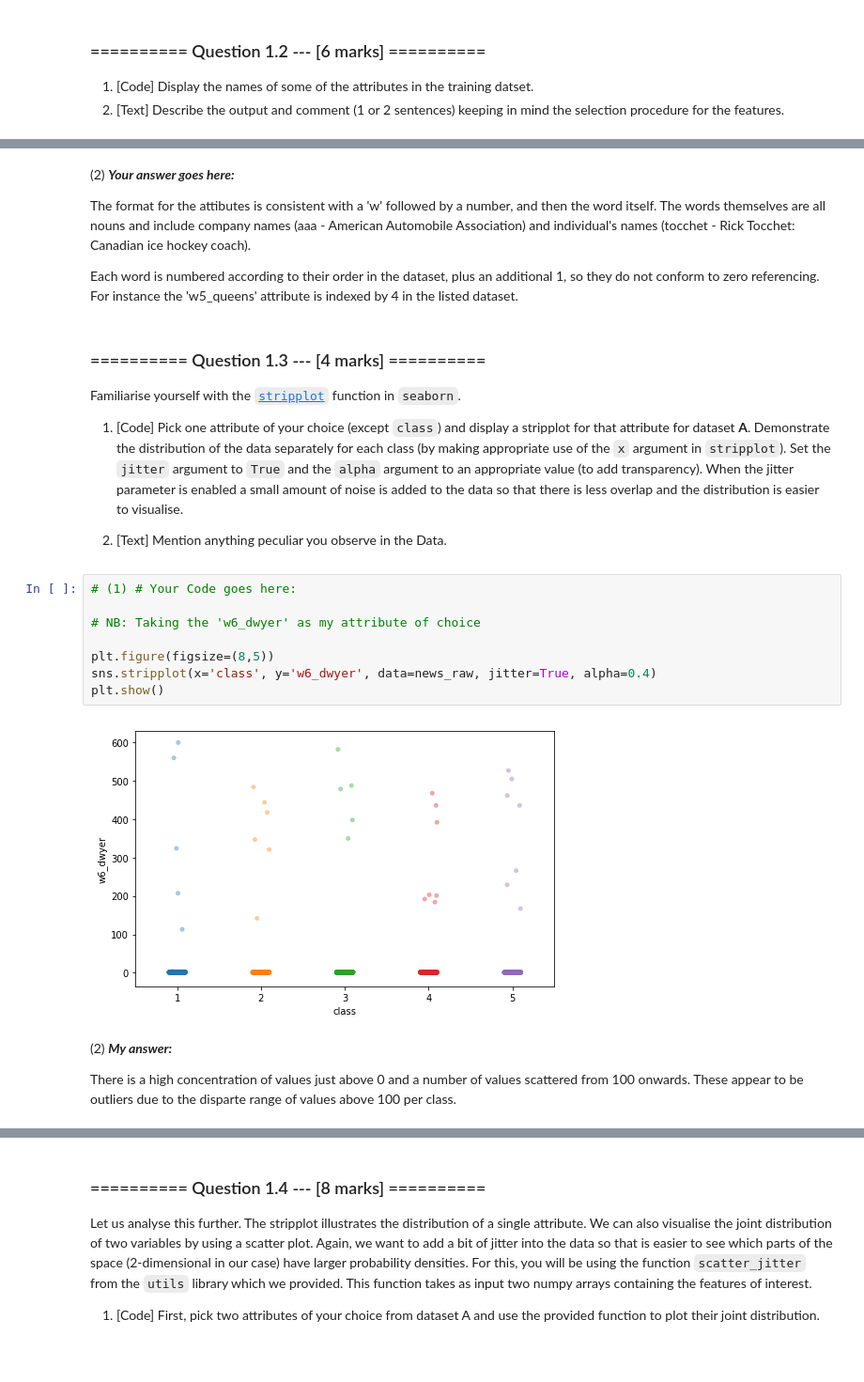
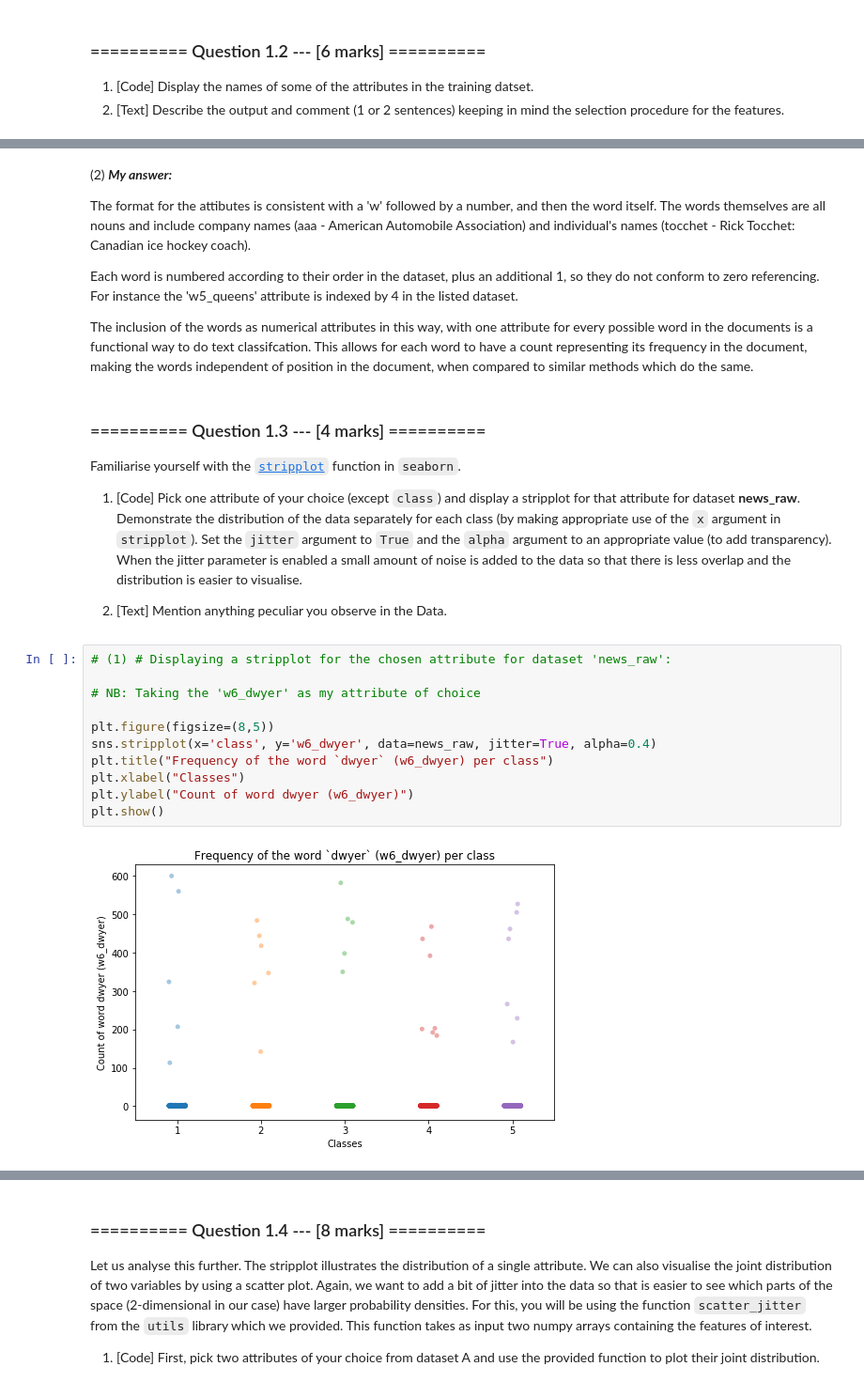
Before and after one commit to ZeroSum24/IAML2018, a Jupyter notebook: Assignments_Work/01_Analysis.ipynb, the cells around one changed output, grey strips where cells are left out. Shown: that part at 94% size. Drawn from its saved outputs; the diff is of its cells as text; blank space fills up the shorter version.

```diff
--- a/Assignments_Work/01_Analysis.ipynb
+++ b/Assignments_Work/01_Analysis.ipynb
@@ -184,29 +189,30 @@ Ten attribute names in the dataset
      'w9_tocchet',
      'w10_home']
 # %% [markdown]
-(2) ***Your answer goes here:***
+(2) ***My answer:***
 
 The format for the attibutes is consistent with a 'w' followed by a number, and then the word itself. The words themselves are all nouns and include company names (aaa - American Automobile Association) and individual's names (tocchet - Rick Tocchet: Canadian ice hockey coach).
 
 Each word is numbered according to their order in the dataset, plus an additional 1, so they do not conform to zero referencing. For instance the 'w5_queens' attribute is indexed by 4 in the listed dataset.
+
+The inclusion of the words as numerical attributes in this way, with one attribute for every possible word in the documents is a functional way to do text classifcation. This allows for each word to have a count representing its frequency in the document, making the words independent of position in the document, when compared to  similar methods which do the same.
 # %% [markdown]
 ### ========== Question 1.3 --- [4 marks] ==========
 Familiarise yourself with the [`stripplot`](https://seaborn.github.io/generated/seaborn.stripplot.html?highlight=stripplot#seaborn.stripplot) function in `seaborn`.
 
-1. [Code] Pick one attribute of your choice (except `class`) and display a stripplot for that attribute for dataset **A**. Demonstrate the distribution of the data separately for each class (by making appropriate use of the `x` argument in `stripplot`). Set the `jitter` argument to `True` and the `alpha` argument to an appropriate value (to add transparency). When the jitter parameter is enabled a small amount of noise is added to the data so that there is less overlap and the distribution is easier to visualise.
+1. [Code] Pick one attribute of your choice (except `class`) and display a stripplot for that attribute for dataset **news_raw**. Demonstrate the distribution of the data separately for each class (by making appropriate use of the `x` argument in `stripplot`). Set the `jitter` argument to `True` and the `alpha` argument to an appropriate value (to add transparency). When the jitter parameter is enabled a small amount of noise is added to the data so that there is less overlap and the distribution is easier to visualise.
 
 1. [Text] Mention anything peculiar you observe in the Data.
 # %%
-# (1) # Your Code goes here:
+# (1) # Displaying a stripplot for the chosen attribute for dataset 'news_raw':
 
 # NB: Taking the 'w6_dwyer' as my attribute of choice
 
 plt.figure(figsize=(8,5))
 sns.stripplot(x='class', y='w6_dwyer', data=news_raw, jitter=True, alpha=0.4)
+plt.title("Frequency of the word `dwyer` (w6_dwyer) per class")
+plt.xlabel("Classes")
+plt.ylabel("Count of word dwyer (w6_dwyer)")
 plt.show()
 # %% [output]
-[figure, old version]
+[figure, new version]
-# %% [markdown]
-(2) ***My answer:***
-
-There is a high concentration of values just above 0 and a number of values scattered from 100 onwards. These appear to be outliers due to the disparte range of values above 100 per class.
```
Also changed, not shown: parts of 28 cells of this notebook, 1 other file.
